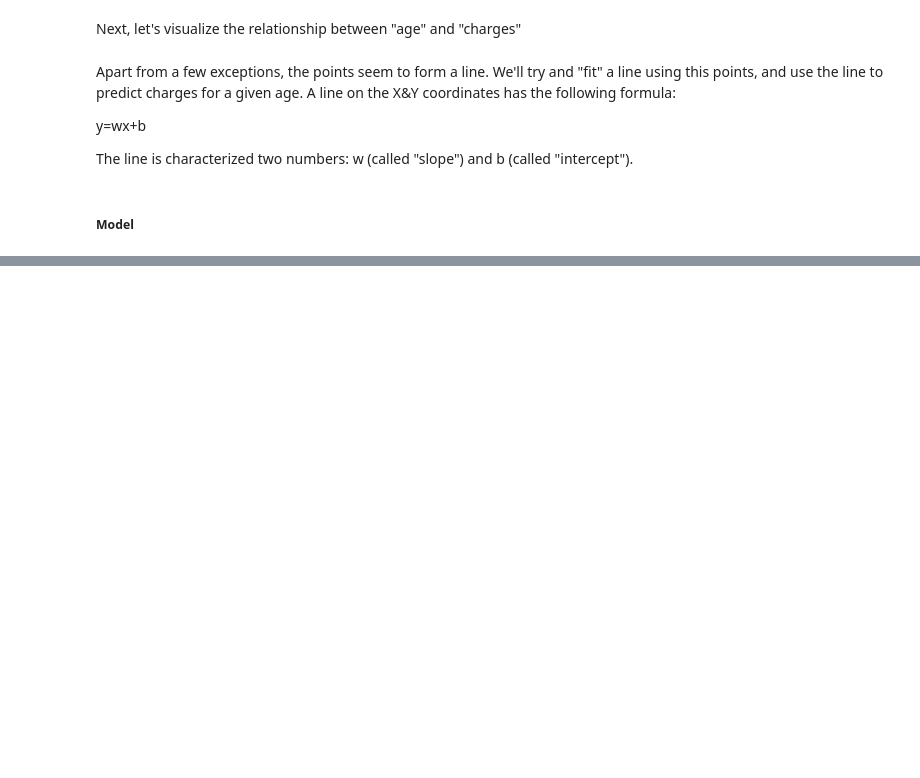
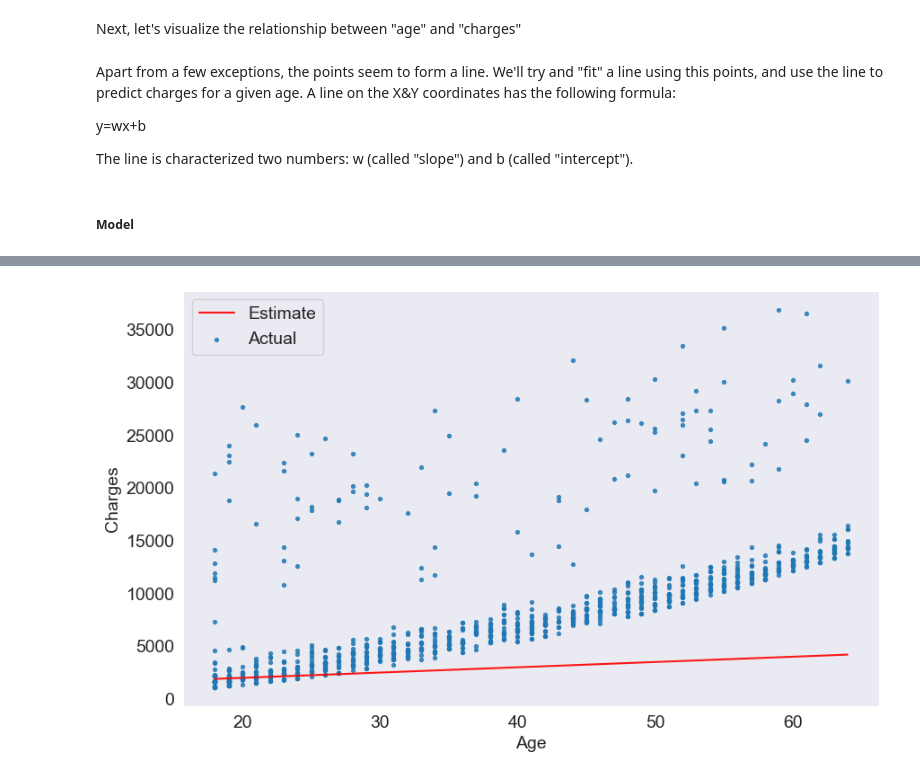
Before and after one commit to tahaftm/Machine-Learning-Projects, a Jupyter notebook: linear regression.ipynb, the cells around one changed output, grey strips where cells are left out. Saved outputs shown, nothing was run; the diff lists cells and outputs as text; code cells hidden in the pictures; blank space fills up the shorter version.

```diff
--- a/linear regression.ipynb
+++ b/linear regression.ipynb
@@ -201,0 +191,4 @@ plt.legend(['Estimate', 'Actual'])
+# %%
+add_parameters(50,1000)
+# %% [output]
+[figure, added]
```
Also changed, not shown: parts of 19 cells of this notebook.
